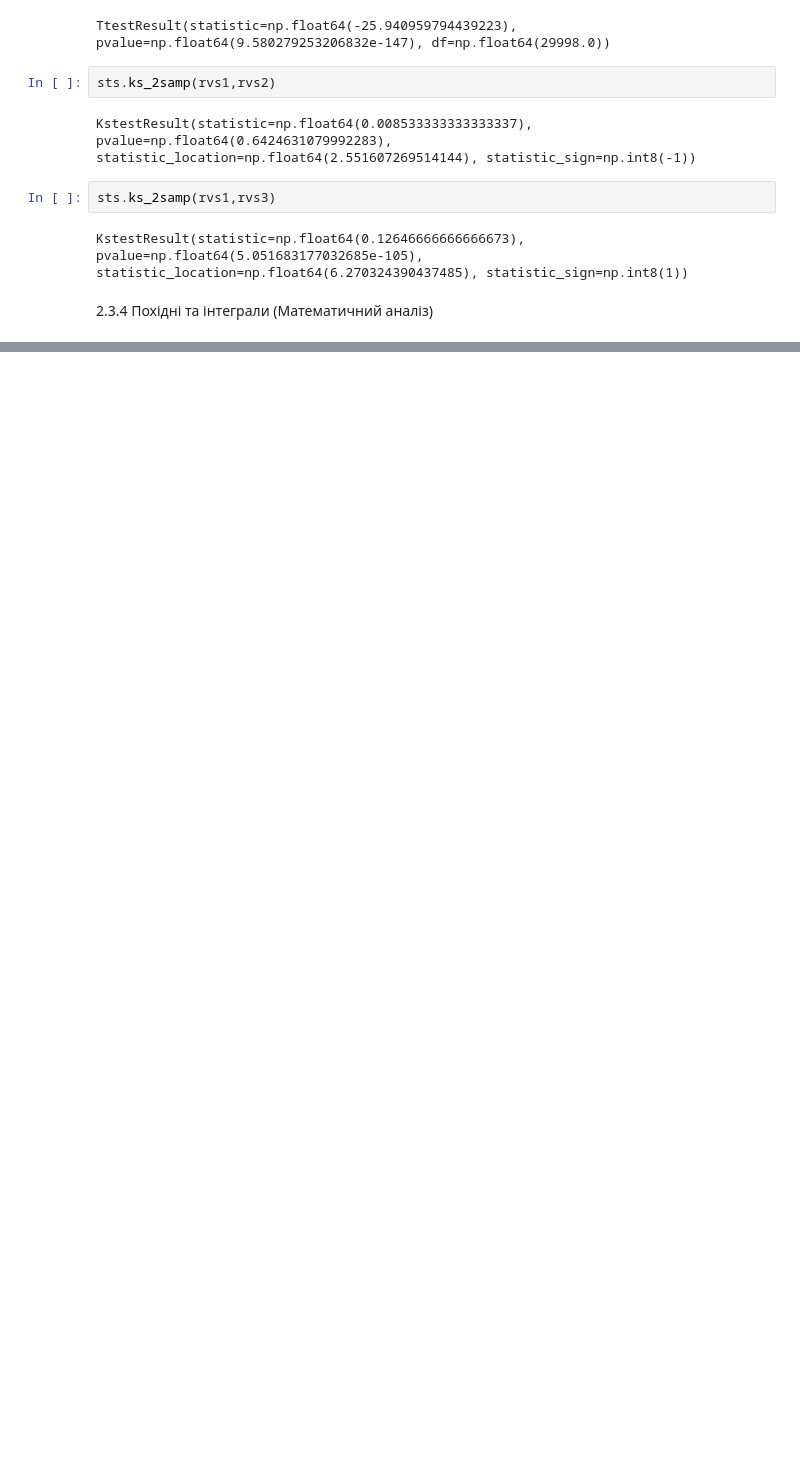
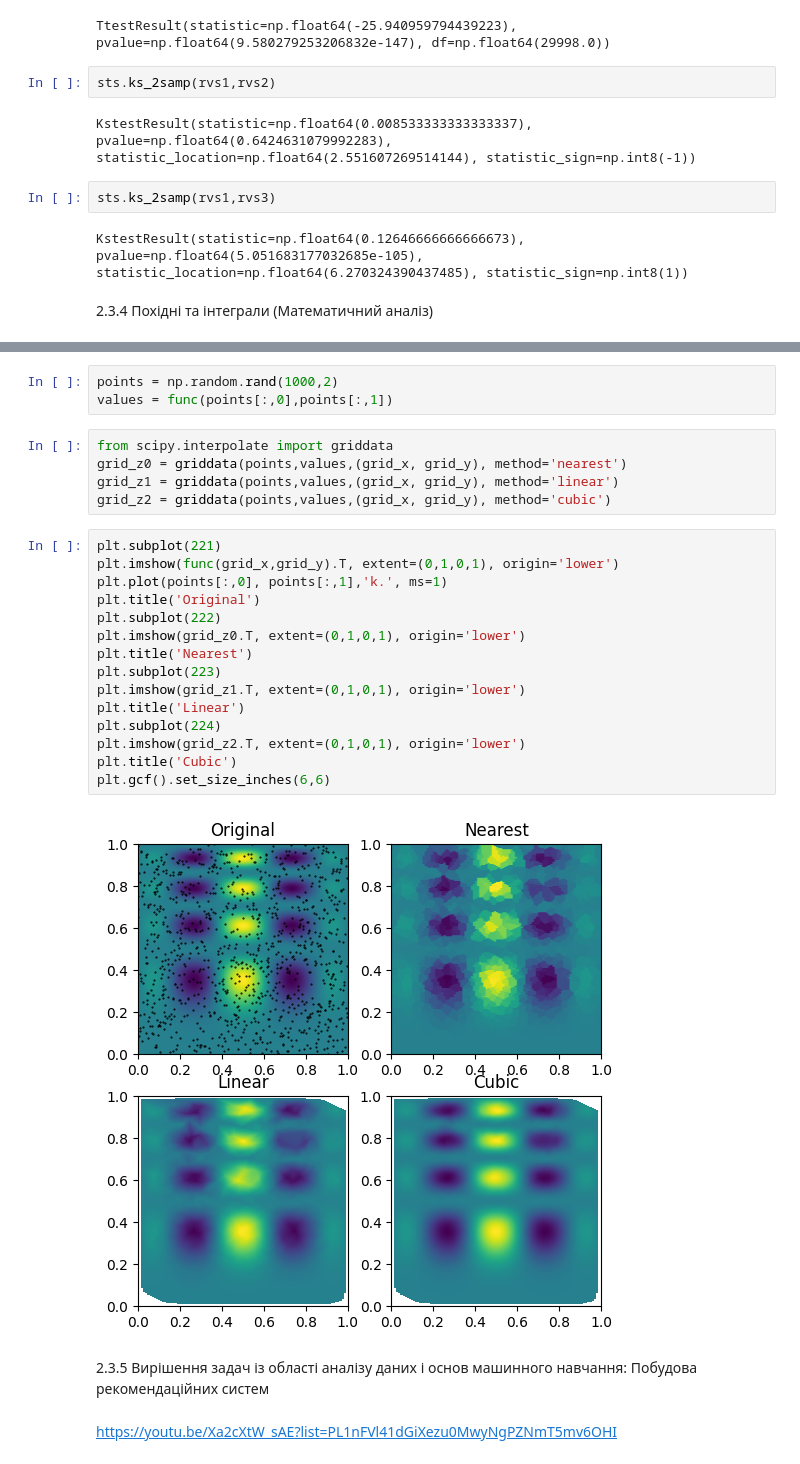
Before and after one commit to zzabaras/projects, a Jupyter notebook: python_projects/ШБД/sbd.ipynb, the cells around one changed output, grey strips where cells are left out. Saved outputs shown, nothing was run; the diff lists cells and outputs as text; blank space fills up the shorter version.

```diff
--- a/python_projects/ШБД/sbd.ipynb
+++ b/python_projects/ШБД/sbd.ipynb
@@ -1269,0 +1375,29 @@ KstestResult(statistic=np.float64(0.12646666666666673), pvalue=np.float64(5.0516
+# %%
+points = np.random.rand(1000,2)
+values = func(points[:,0],points[:,1])
+# %%
+from scipy.interpolate import griddata
+grid_z0 = griddata(points,values,(grid_x, grid_y), method='nearest')
+grid_z1 = griddata(points,values,(grid_x, grid_y), method='linear')
+grid_z2 = griddata(points,values,(grid_x, grid_y), method='cubic')
+# %%
+plt.subplot(221)
+plt.imshow(func(grid_x,grid_y).T, extent=(0,1,0,1), origin='lower')
+plt.plot(points[:,0], points[:,1],'k.', ms=1)
+plt.title('Original')
+plt.subplot(222)
+plt.imshow(grid_z0.T, extent=(0,1,0,1), origin='lower')
+plt.title('Nearest')
+plt.subplot(223)
+plt.imshow(grid_z1.T, extent=(0,1,0,1), origin='lower')
+plt.title('Linear')
+plt.subplot(224)
+plt.imshow(grid_z2.T, extent=(0,1,0,1), origin='lower')
+plt.title('Cubic')
+plt.gcf().set_size_inches(6,6)
+# %% [output]
+[figure, added]
+# %% [markdown]
+2.3.5 Вирішення задач із області аналізу даних і основ машинного навчання: Побудова рекомендаційних систем
+# %% [markdown]
+https://youtu.be/Xa2cXtW_sAE?list=PL1nFVl41dGiXezu0MwyNgPZNmT5mv6OHI
```
Also changed, not shown: parts of 116 cells of this notebook.
